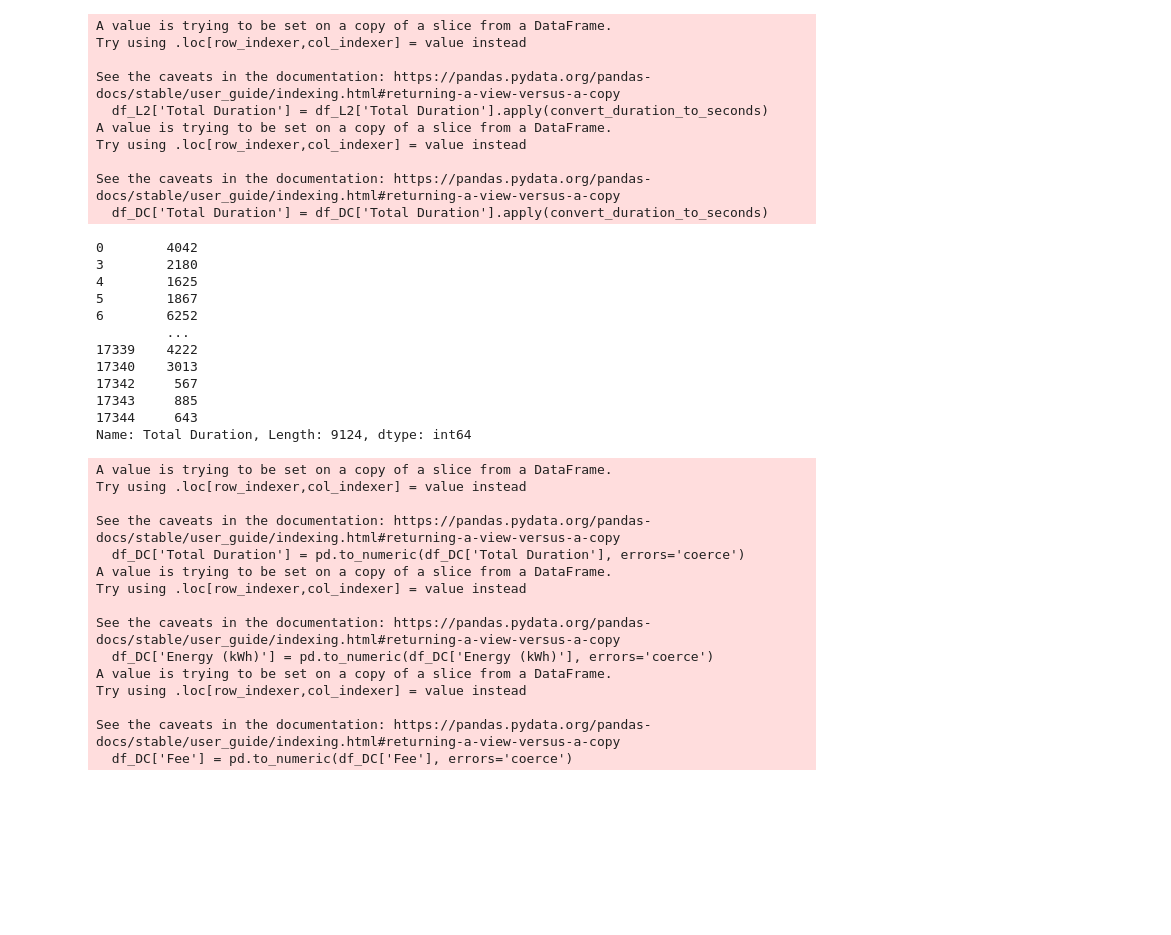
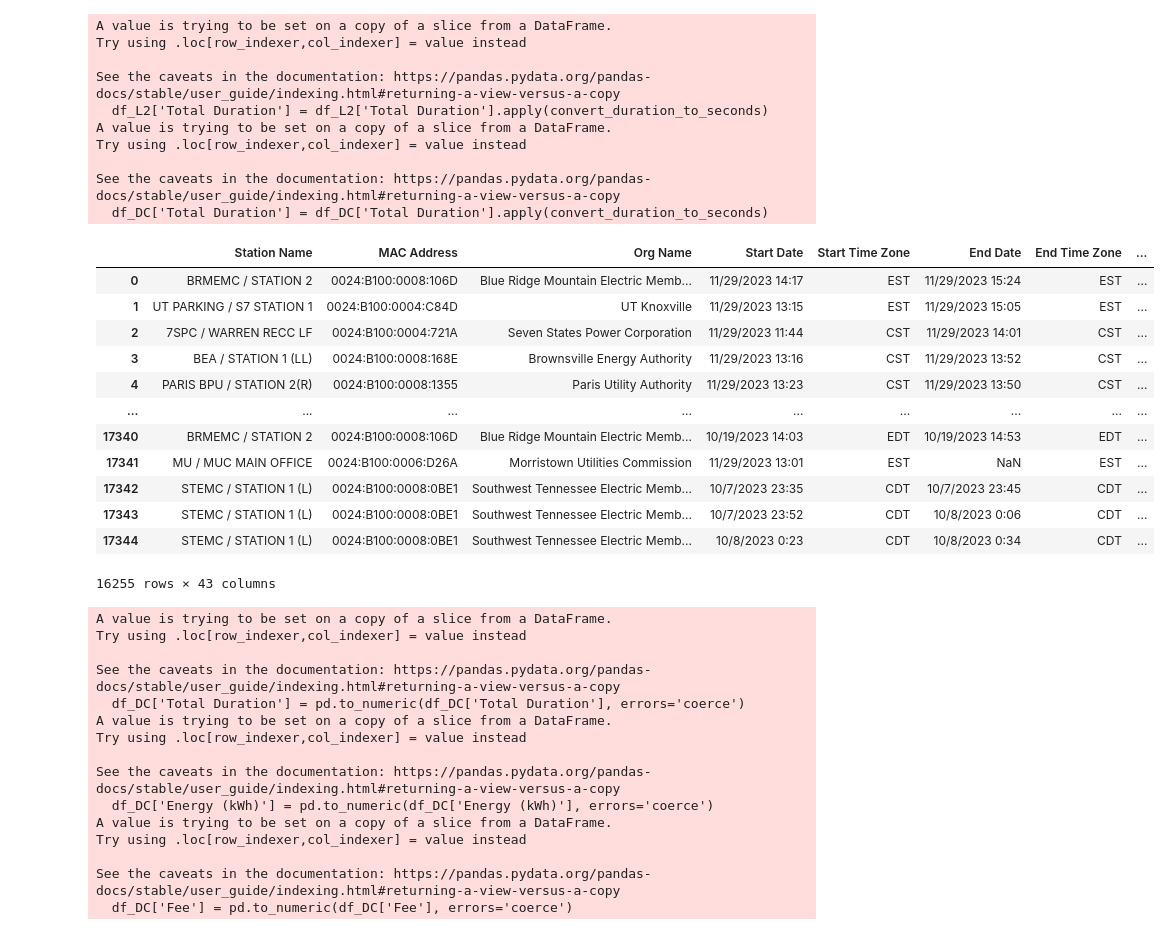
Before and after one commit to mkhaleghian/SevenStates, a Jupyter notebook: Analysis.ipynb, the cells around one changed output. Drawn from its saved outputs; the diff is of its cells as text; code cells hidden in the pictures; blank space fills up the shorter version.

```diff
--- a/Analysis.ipynb
+++ b/Analysis.ipynb
@@ -148,20 +148,21 @@ Try using .loc[row_indexer,col_indexer] = value instead
 See the caveats in the documentation: https://pandas.pydata.org/pandas-docs/stable/user_guide/indexing.html#returning-a-view-versus-a-copy
   df_DC['Total Duration'] = df_DC['Total Duration'].apply(convert_duration_to_seconds)
 # %%
-df_DC['Total Duration']
+df
 # %% [output]
+|  | Station Name | MAC Address | Org Name | Start Date | Start Time Zone | End Date | End Time Zone | ... |
+| 0 | BRMEMC / STATION 2 | 0024:B100:0008:106D | Blue Ridge Mountain Electric Memb... | 11/29/2023 14:17 | EST | 11/29/2023 15:24 | EST | ... |
+| 1 | UT PARKING / S7 STATION 1 | 0024:B100:0004:C84D | UT Knoxville | 11/29/2023 13:15 | EST | 11/29/2023 15:05 | EST | ... |
+| 2 | 7SPC / WARREN RECC LF | 0024:B100:0004:721A | Seven States Power Corporation | 11/29/2023 11:44 | CST | 11/29/2023 14:01 | CST | ... |
+| 3 | BEA / STATION 1 (LL) | 0024:B100:0008:168E | Brownsville Energy Authority | 11/29/2023 13:16 | CST | 11/29/2023 13:52 | CST | ... |
+| 4 | PARIS BPU / STATION 2(R) | 0024:B100:0008:1355 | Paris Utility Authority | 11/29/2023 13:23 | CST | 11/29/2023 13:50 | CST | ... |
+| ... | ... | ... | ... | ... | ... | ... | ... | ... |
+| 17340 | BRMEMC / STATION 2 | 0024:B100:0008:106D | Blue Ridge Mountain Electric Memb... | 10/19/2023 14:03 | EDT | 10/19/2023 14:53 | EDT | ... |
+| 17341 | MU / MUC MAIN OFFICE | 0024:B100:0006:D26A | Morristown Utilities Commission | 11/29/2023 13:01 | EST | NaN | EST | ... |
+| 17342 | STEMC / STATION 1 (L) | 0024:B100:0008:0BE1 | Southwest Tennessee Electric Memb... | 10/7/2023 23:35 | CDT | 10/7/2023 23:45 | CDT | ... |
+| 17343 | STEMC / STATION 1 (L) | 0024:B100:0008:0BE1 | Southwest Tennessee Electric Memb... | 10/7/2023 23:52 | CDT | 10/8/2023 0:06 | CDT | ... |
+| 17344 | STEMC / STATION 1 (L) | 0024:B100:0008:0BE1 | Southwest Tennessee Electric Memb... | 10/8/2023 0:23 | CDT | 10/8/2023 0:34 | CDT | ... |
-0        4042
-3        2180
-4        1625
-5        1867
-6        6252
-         ...
-17339    4222
-17340    3013
-17342     567
-17343     885
-17344     643
-Name: Total Duration, Length: 9124, dtype: int64
+16255 rows × 43 columns
 # %%
 # For DC fast charging sites
 df_DC['Total Duration'] = pd.to_numeric(df_DC['Total Duration'], errors='coerce')
```
Also changed, not shown: parts of 32 cells of this notebook, 1 other file.
